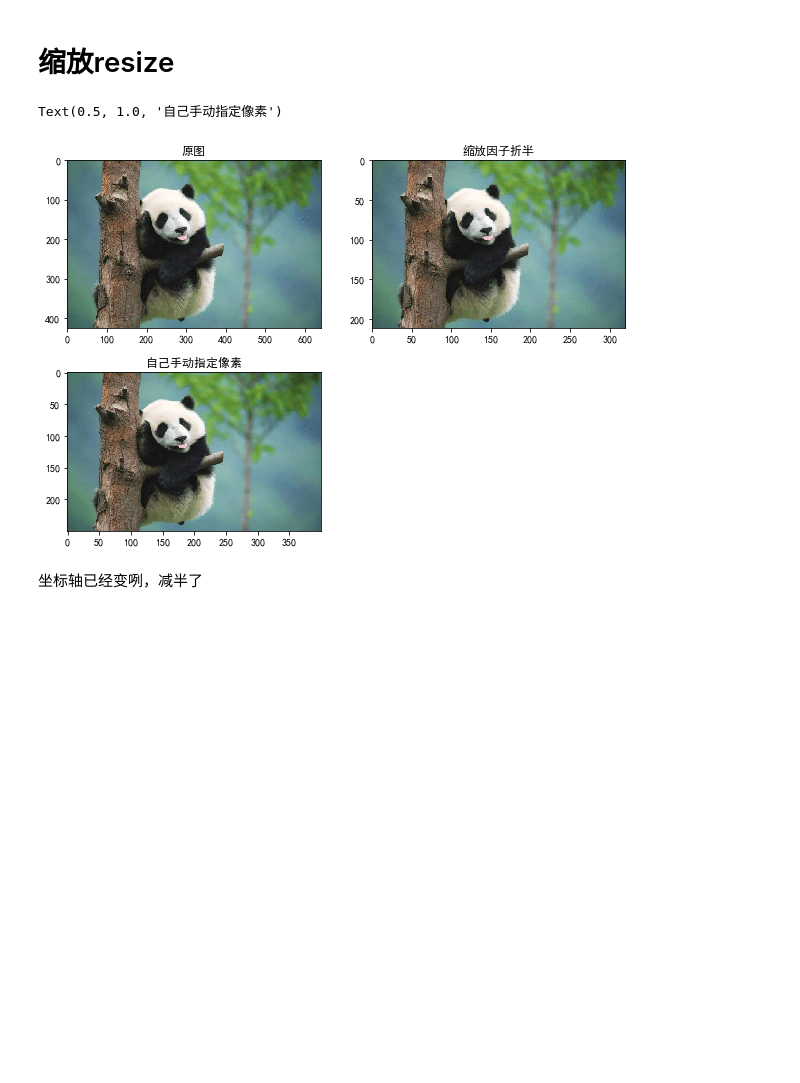
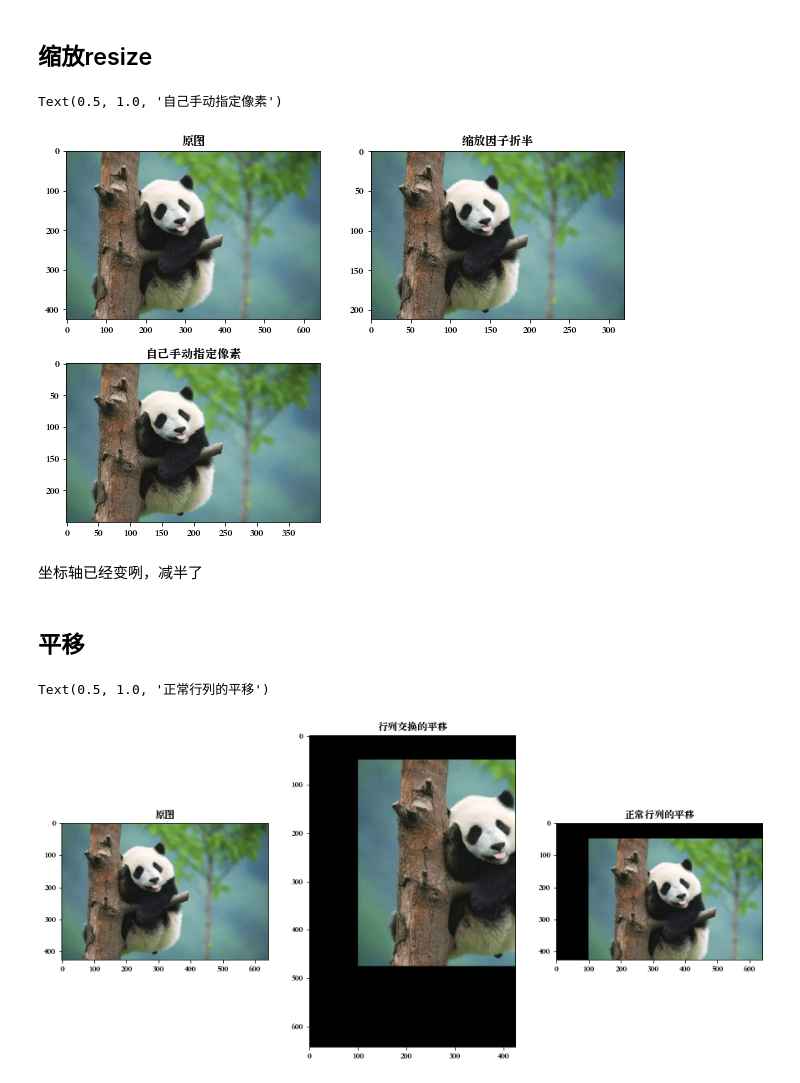
Before and after one commit to CastleDream/d2l_learning, a Jupyter notebook: d2l_zh_jupyter/self_exercise/related_code/相关22.图像的几何变换.ipynb, the cells around one changed output. Saved outputs shown, nothing was run; the diff lists cells and outputs as text; code cells hidden in the pictures; blank space fills up the shorter version.

```diff
--- a/d2l_zh_jupyter/self_exercise/related_code/相关22.图像的几何变换.ipynb
+++ b/d2l_zh_jupyter/self_exercise/related_code/相关22.图像的几何变换.ipynb
@@ -4,12 +4,12 @@ import numpy as np
 import matplotlib.pyplot as plt
 %matplotlib inline
 
-plt.rcParams['font.sans-serif'] = ['SimHei']  # 用来正常显示中文标签
+plt.rcParams['font.sans-serif'] = ['SimHei','Songti SC','STFangsong']  # 用来正常显示中文标签
 plt.rcParams['axes.unicode_minus'] = False  # 用来正常显示负号
 # %%
 img=cv2.imread("../../../img/3.jfif")
 # %% [markdown]
-# 缩放resize
+## 缩放resize
 # %%
 # 使用缩放因子
 res=cv2.resize(img,None,fx=0.5,fy=0.5,interpolation=cv2.INTER_CUBIC)
@@ -32,6 +32,32 @@ plt.imshow(res2[:,:,[2,1,0]])
 plt.title("自己手动指定像素")
 # %% [output]
 Text(0.5, 1.0, '自己手动指定像素')
-[figure, old version]
+[figure, new version]
 # %% [markdown]
 坐标轴已经变咧，减半了
+# %% [markdown]
+## 平移
+# %%
+M = np.float32([[1,0,100],[0,1,50]])
+row,col=img.shape[0],img.shape[1]
+dst = cv2.warpAffine(img,M,(col,row))
+
+dst_reverse= cv2.warpAffine(img,M,(row,col))
+# 这里注意，是先col，再row（而不是常规的行，列）
+
+plt.figure(figsize=(15,10))
+
+plt.subplot(131)
+plt.imshow(img[:,:,[2,1,0]])
+plt.title("原图")
+
+plt.subplot(132)
+plt.imshow(dst_reverse[:,:,[2,1,0]])
+plt.title("行列交换的平移")
+
+plt.subplot(133)
+plt.imshow(dst[:,:,[2,1,0]])
+plt.title("正常行列的平移")
+# %% [output]
+Text(0.5, 1.0, '正常行列的平移')
+[figure, added]
```
Also changed, not shown: parts of 8 cells of this notebook, 5 other files.
